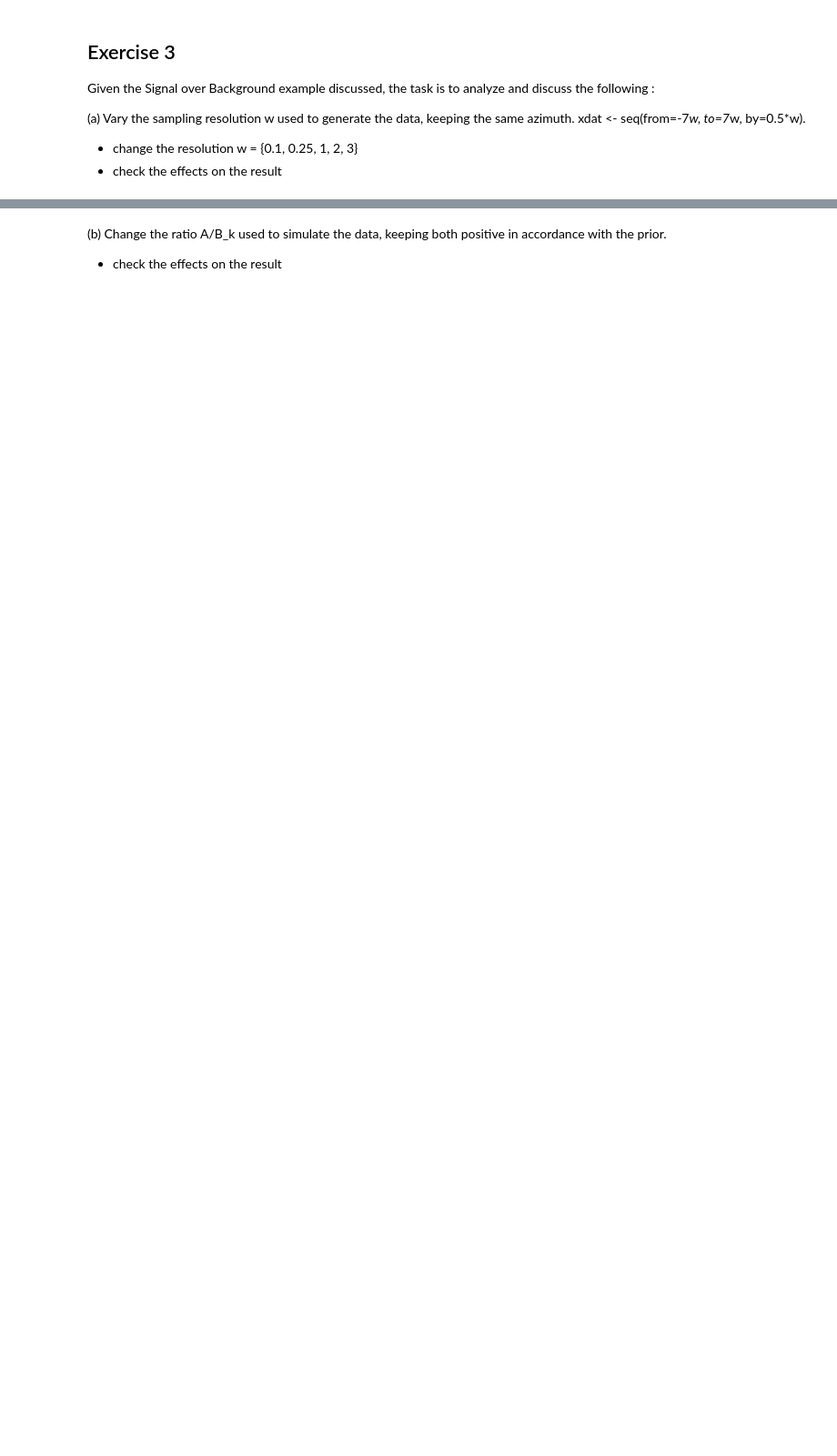
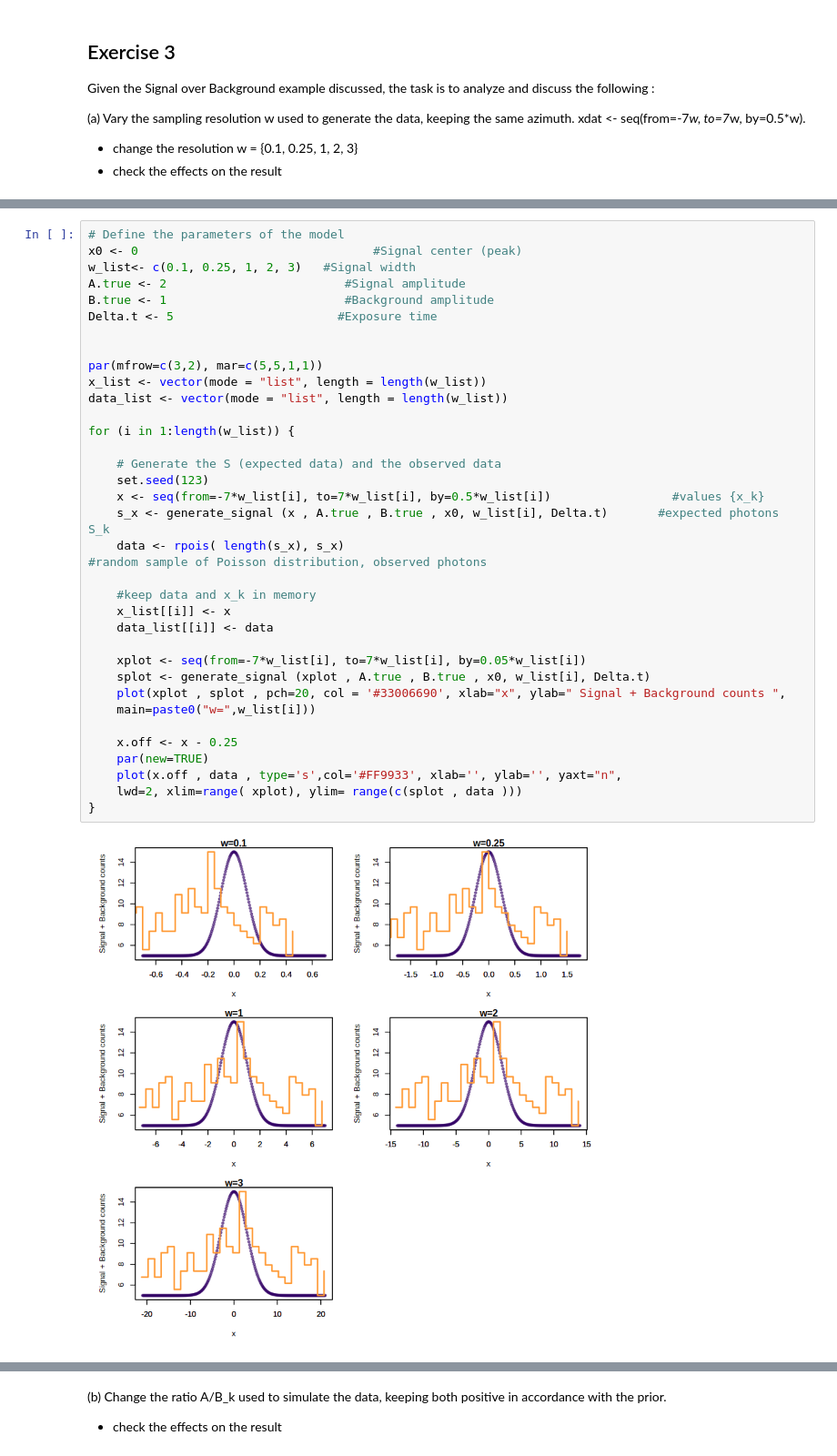
Before and after one commit to isottongloria/AdvStatPhysAnalysis, a Jupyter notebook: Isotton_Gloria_rlab04.ipynb, the cells around one changed output, grey strips where cells are left out. Shown at 91% size. Drawn from its saved outputs; the diff is of its cells as text; blank space fills up the shorter version.

```diff
--- a/Isotton_Gloria_rlab04.ipynb
+++ b/Isotton_Gloria_rlab04.ipynb
@@ -508,0 +568,37 @@ Given the Signal over Background example discussed, the task is to analyze and d
+# %%
+# Define the parameters of the model
+x0 <- 0                                 #Signal center (peak)
+w_list<- c(0.1, 0.25, 1, 2, 3)   #Signal width
+A.true <- 2                         #Signal amplitude
+B.true <- 1                         #Background amplitude
+Delta.t <- 5                       #Exposure time
+
+
+par(mfrow=c(3,2), mar=c(5,5,1,1))
+x_list <- vector(mode = "list", length = length(w_list))
+data_list <- vector(mode = "list", length = length(w_list))
+
+for (i in 1:length(w_list)) {
+
+    # Generate the S (expected data) and the observed data
+    set.seed(123)
+    x <- seq(from=-7*w_list[i], to=7*w_list[i], by=0.5*w_list[i])                 #values {x_k}
+    s_x <- generate_signal (x , A.true , B.true , x0, w_list[i], Delta.t)       #expected photons S_k
+    data <- rpois( length(s_x), s_x)                                                                       #random sample of Poisson distribution, observed photons
+
+    #keep data and x_k in memory
+    x_list[[i]] <- x
+    data_list[[i]] <- data
+
+    xplot <- seq(from=-7*w_list[i], to=7*w_list[i], by=0.05*w_list[i])
+    splot <- generate_signal (xplot , A.true , B.true , x0, w_list[i], Delta.t)
+    plot(xplot , splot , pch=20, col = '#33006690', xlab="x", ylab=" Signal + Background counts ",
+    main=paste0("w=",w_list[i]))
+
+    x.off <- x - 0.25
+    par(new=TRUE)
+    plot(x.off , data , type='s',col='#FF9933', xlab='', ylab='', yaxt="n",
+    lwd=2, xlim=range( xplot), ylim= range(c(splot , data )))
+}
+# %% [output]
+[figure, added]
```
Also changed, not shown: parts of 27 cells of this notebook, 1 other file.
